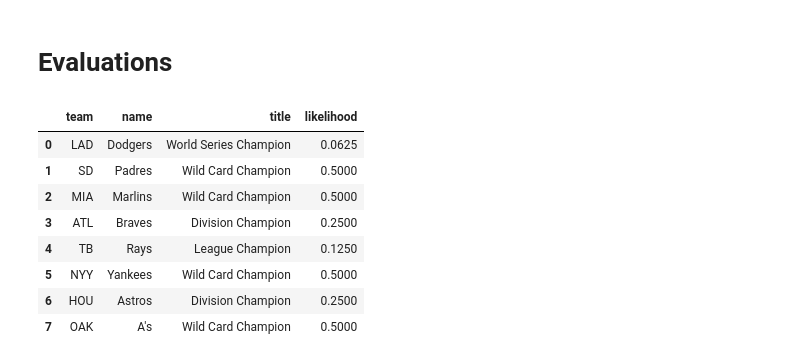
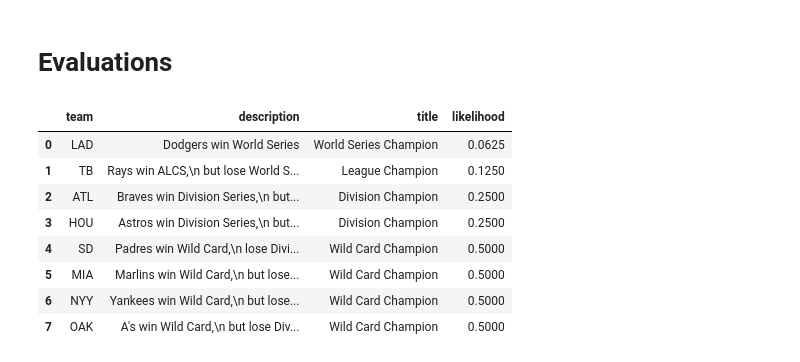
Before and after one commit to dantegates/mlb-statcast, a Jupyter notebook: 2020-postseason-projections.ipynb, the cells around one changed output. Cells and saved outputs as stored; diff of their text form; code cells hidden in the pictures.

```diff
--- a/2020-postseason-projections.ipynb
+++ b/2020-postseason-projections.ipynb
@@ -909,2 +896,26 @@ outcomes = pd.DataFrame([
+# %%
+from functools import partial
+
+LOST_WILD_CARD = 'Lost Wild Card Series'
+
+outcomes = pd.DataFrame([
+    [LAD, 'Dodgers win World Series', WORLD_SERIES_CHAMPION],
+    [TB, 'Rays win ALCS,\n but lose World Series', LEAGUE_CHAMPION],
+    [ATL, 'Braves win Division Series,\n but lose NLCS', DIVISION_CHAMPION],
+    [HOU, 'Astros win Division Series,\n but lose ALCS', DIVISION_CHAMPION],
+    [SD, 'Padres win Wild Card,\n lose Division Series', WILD_CARD_CHAMPION],
+    [MIA, 'Marlins win Wild Card,\n but lose Division Series', WILD_CARD_CHAMPION],
+    [NYY, 'Yankees win Wild Card,\n but lose Division Series', WILD_CARD_CHAMPION],
+    [OAK, 'A\'s win Wild Card,\n but lose Division Series', WILD_CARD_CHAMPION],
+
+#     [TOR, 'Blue Jays lose the Wild Card Series', LOST_WILD_CARD],
+#     [CLE, 'Indians lose the Wild Card Series', LOST_WILD_CARD],
+#     [MIN, 'Twins lose the Wild Card Series', LOST_WILD_CARD],
+#     [CWS, 'White Sox lose the Wild Card Series', LOST_WILD_CARD],
+#     [MIL, 'Brewers lose the Wild Card Series', LOST_WILD_CARD],
+#     [STL, 'Cardinals lose the Wild Card Series', LOST_WILD_CARD],
+#     [CHC, 'Cubs lose the Wild Card Series', LOST_WILD_CARD],
+#     [CIN, 'Reds lose the Wild Card Series', LOST_WILD_CARD]
+], columns=['team', 'description', 'title'])
 # %%
 titles = [
@@ -934,22 +947,23 @@ five38_likelihoods = calculate_likelihoods(fivethirtyeight_predictions)
 mlb_likelihoods = calculate_likelihoods(mlb_predictions)
 # %%
 random_model = {
+    LOST_WILD_CARD: (1 / 2),
     WILD_CARD_CHAMPION: (1 / 2),
     DIVISION_CHAMPION: (1 / (2 ** 2)),
     LEAGUE_CHAMPION: (1 / (2 ** 3)),
     WORLD_SERIES_CHAMPION: (1 / (2 ** 4))
 }
 
 random_likelihoods = outcomes.copy()
 random_likelihoods['likelihood'] = random_likelihoods.title.map(random_model)
 random_likelihoods
 # %% [output]
-|  | team | name | title | likelihood |
-| 0 | LAD | Dodgers | World Series Champion | 0.0625 |
-| 1 | SD | Padres | Wild Card Champion | 0.5000 |
-| 2 | MIA | Marlins | Wild Card Champion | 0.5000 |
-| 3 | ATL | Braves | Division Champion | 0.2500 |
-| 4 | TB | Rays | League Champion | 0.1250 |
-| 5 | NYY | Yankees | Wild Card Champion | 0.5000 |
-| 6 | HOU | Astros | Division Champion | 0.2500 |
-| 7 | OAK | A's | Wild Card Champion | 0.5000 |
+|  | team | description | title | likelihood |
+| 0 | LAD | Dodgers win World Series | World Series Champion | 0.0625 |
+| 1 | TB | Rays win ALCS,\n but lose World S... | League Champion | 0.1250 |
+| 2 | ATL | Braves win Division Series,\n but... | Division Champion | 0.2500 |
+| 3 | HOU | Astros win Division Series,\n but... | Division Champion | 0.2500 |
+| 4 | SD | Padres win Wild Card,\n lose Divi... | Wild Card Champion | 0.5000 |
+| 5 | MIA | Marlins win Wild Card,\n but lose... | Wild Card Champion | 0.5000 |
+| 6 | NYY | Yankees win Wild Card,\n but lose... | Wild Card Champion | 0.5000 |
+| 7 | OAK | A's win Wild Card,\n but lose Div... | Wild Card Champion | 0.5000 |
```
Also changed, not shown: parts of 12 cells of this notebook, 2 other files.
